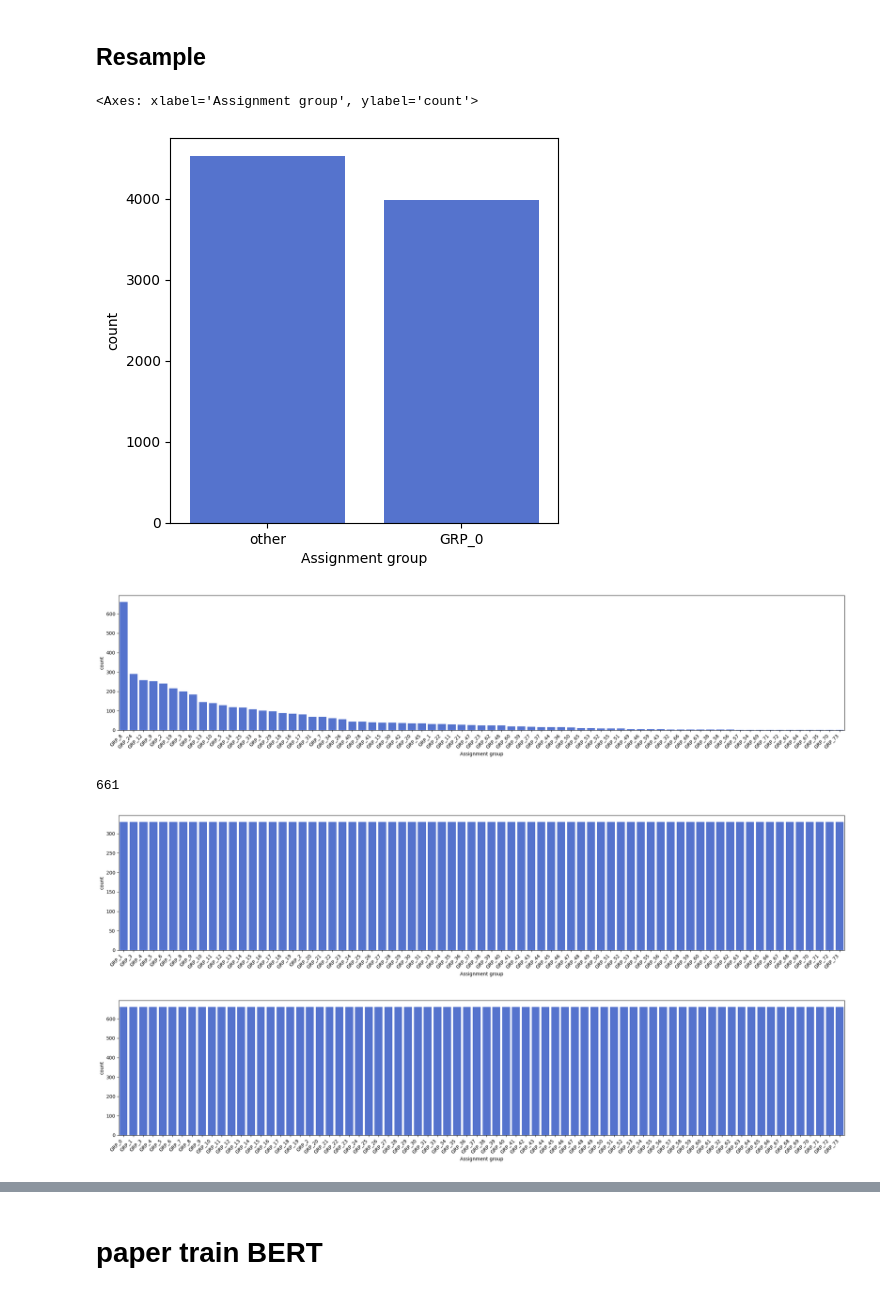
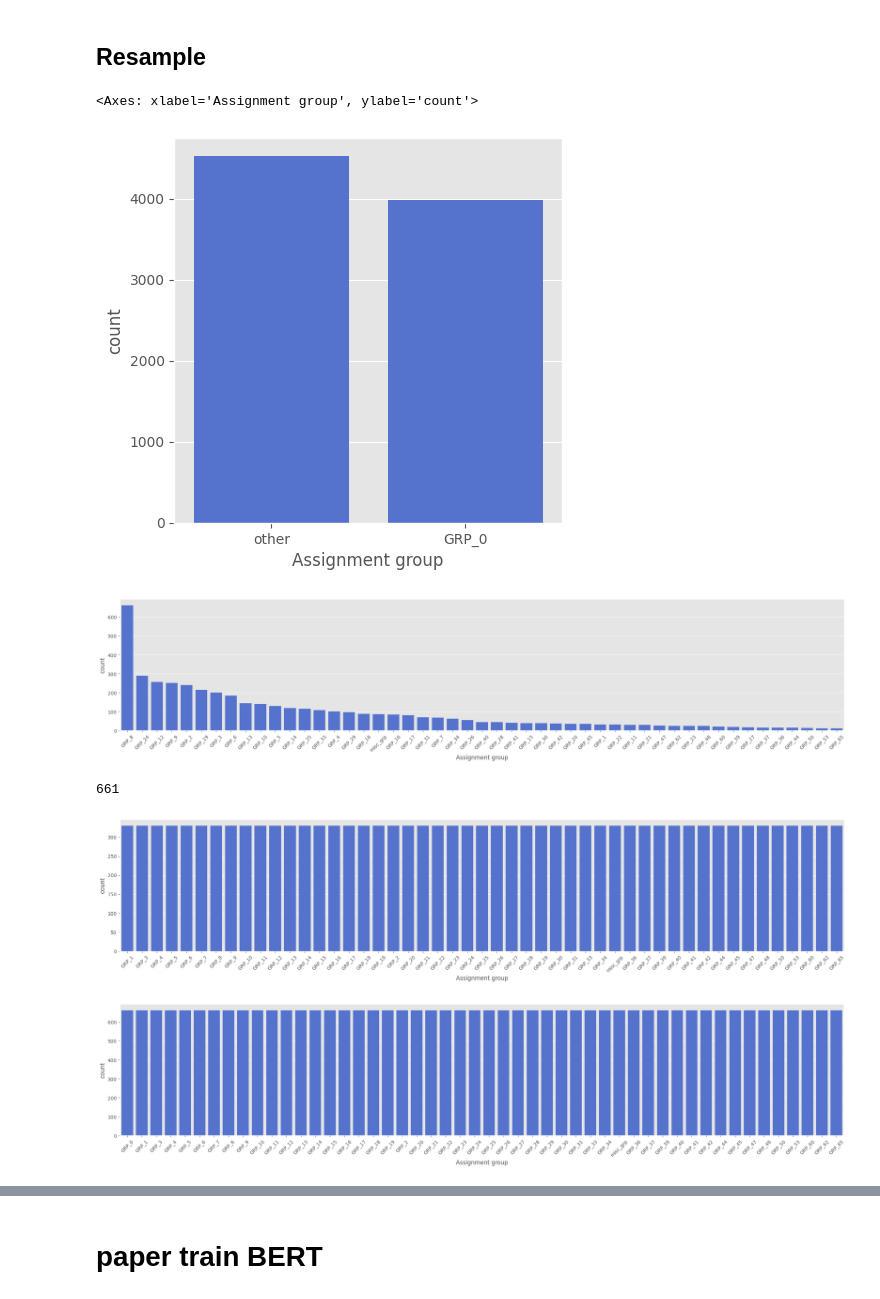
Before and after one commit to shih-yang-young/aiops, a Jupyter notebook: src/experiment_ver1.ipynb, the cells around one changed output, grey strips where cells are left out. Saved outputs shown, nothing was run; the diff lists cells and outputs as text; code cells hidden in the pictures.

```diff
--- a/src/experiment_ver1.ipynb
+++ b/src/experiment_ver1.ipynb
@@ -129,0 +58,17 @@ open_source_8500['Description'] = open_source_8500['Description'].astype(str)
+# %%
+## 將樣本數少於10的組別歸類為一個新的組別 misc_grp
+
+sample = open_source_8500.groupby(['Assignment group'])
+regroup = []
+
+for grp in open_source_8500['Assignment group'].unique():
+    if sample.get_group((grp,)).shape[0] < 10:  # 改為元組形式 (grp,)
+        regroup.append(grp)
+
+print('Found {} groups which have under 10 samples'.format(len(regroup)))
+open_source_8500['Assignment group'] = open_source_8500['Assignment group'].apply(
+    lambda x: 'misc_grp' if x in regroup else x
+)
+
+# Unique Groups check
+open_source_8500['Assignment group'].unique()
@@ -129,0 +86,16 @@ open_source_8500['Description'] = open_source_8500['Description'].astype(str)
+# %%
+##Pre-Processing label Encoding on  Assignment Group
+import seaborn as sns
+import matplotlib.pyplot as plt
+
+plt.style.use('ggplot')
+%matplotlib inline
+
+descending_order = open_source_8500['Assignment group'].value_counts().sort_values(ascending=False).index
+
+plt.subplots(figsize=(22, 5))
+ax = sns.countplot(x='Assignment group', data=open_source_8500, color='royalblue', order=descending_order)
+ax.tick_params(axis='x', rotation=45)  # 設置旋轉
+
+plt.tight_layout()
+plt.show()
@@ -129,0 +104,3 @@ open_source_8500['Description'] = open_source_8500['Description'].astype(str)
+# %%
+#Fill 'Decsription' field entries that have null with blank space
+open_source_8500['Description'] = open_source_8500['Description'].fillna(' ')
@@ -277,20 +271,27 @@ plt.subplots(figsize=(5,5))
 sns.countplot(x='Assignment group', data=itTicketGRP0DF, color='royalblue',order=descending_order)
 # %% [output]
 <Axes: xlabel='Assignment group', ylabel='count'>
-[figure, old version]
+[figure, new version]
 # %%
-#Create Dataset for 'others' i.e all groups which is not part of GRP_0
+import seaborn as sns
+import matplotlib.pyplot as plt
+
+# 過濾掉 'GRP_0' 組別
 itTicketOthersDF = open_source_8500[open_source_8500['Assignment group'] != 'GRP_0']
 
+# 獲取按頻率排序的 Assignment group
 descending_order = itTicketOthersDF['Assignment group'].value_counts().sort_values(ascending=False).index
-plt.subplots(figsize=(22,5))
-#add code to rotate the labels
-ax=sns.countplot(x='Assignment group', data=itTicketOthersDF, color='royalblue',order=descending_order)
-ax.set_xticklabels(ax.get_xticklabels(), rotation=45, ha="right")
+
+plt.subplots(figsize=(22, 5))
+ax = sns.countplot(x='Assignment group', data=itTicketOthersDF, color='royalblue', order=descending_order)
+
+# 使用 tick_params 設置標籤旋轉
+ax.tick_params(axis='x', rotation=45)
+
 plt.tight_layout()
 plt.show()
 # %% [output]
-[figure, old version]
+[figure, new version]
 # %%
 maxOthers = itTicketOthersDF['Assignment group'].value_counts().max()
 maxOthers
@@ -316,42 +317,42 @@ otherGrpsResampled = pd.concat([itTicketGRP0DF, itTicketOthersDF_resampled], ign
 otherGrpsResampled.reset_index(inplace=True, drop=True)
 
 # 繪製圖表
-descending_order = itTicketOthersDF_resampled['Assignment group'].value_counts().sort_values(ascending=False).index
 plt.subplots(figsize=(22, 5))
+ax = sns.countplot(x='Assignment group', data=itTicketOthersDF_resampled, color='royalblue')
 
-# 添加旋轉的標籤
-ax = sns.countplot(x='Assignment group', data=itTicketOthersDF_resampled, color='royalblue')
-ax.set_xticklabels(ax.get_xticklabels(), rotation=45, ha="right")
+# 使用 tick_params 設置旋轉標籤
+ax.tick_params(axis='x', rotation=45)
+
 plt.tight_layout()
 plt.show()
 # %% [output]
-[figure, old version]
+[figure, new version]
 # %%
 from sklearn.utils import resample
 import pandas as pd
 import matplotlib.pyplot as plt
 import seaborn as sns
 
 # 初始化空的 DataFrame
 itTicketDF_resampled = pd.DataFrame()
 
 # 進行重抽樣
 for grp in open_source_8500['Assignment group'].unique():
     itTicketGrpDF = open_source_8500[open_source_8500['Assignment group'] == grp]
     resampled = resample(itTicketGrpDF, replace=True, n_samples=661, random_state=123)  # 將 n_samples 設為 661
     itTicketDF_resampled = pd.concat([itTicketDF_resampled, resampled], ignore_index=True)
 
 # 繪製圖表
-descending_order = itTicketDF_resampled['Assignment group'].value_counts().sort_values(ascending=False).index
 plt.subplots(figsize=(22, 5))
+ax = sns.countplot(x='Assignment group', data=itTicketDF_resampled, color='royalblue')
 
-# 添加旋轉的標籤
-ax = sns.countplot(x='Assignment group', data=itTicketDF_resampled, color='royalblue')
-ax.set_xticklabels(ax.get_xticklabels(), rotation=45, ha="right")
+# 使用 tick_params 設置旋轉標籤
+ax.tick_params(axis='x', rotation=45)
+
 plt.tight_layout()
 plt.show()
 # %% [output]
-[figure, old version]
+[figure, new version]
 # %%
 from sklearn import preprocessing
 def labelencoder(dataframe) :
```
Also changed, not shown: parts of 19 cells of this notebook, 1 other file.
